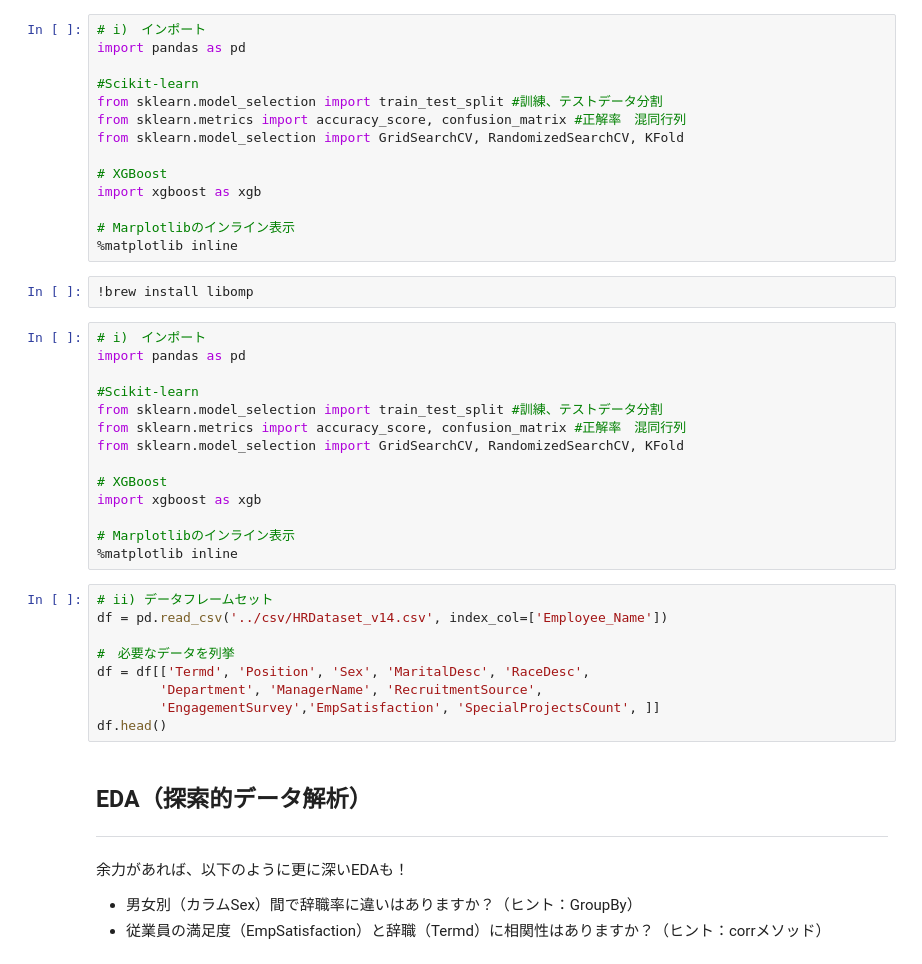
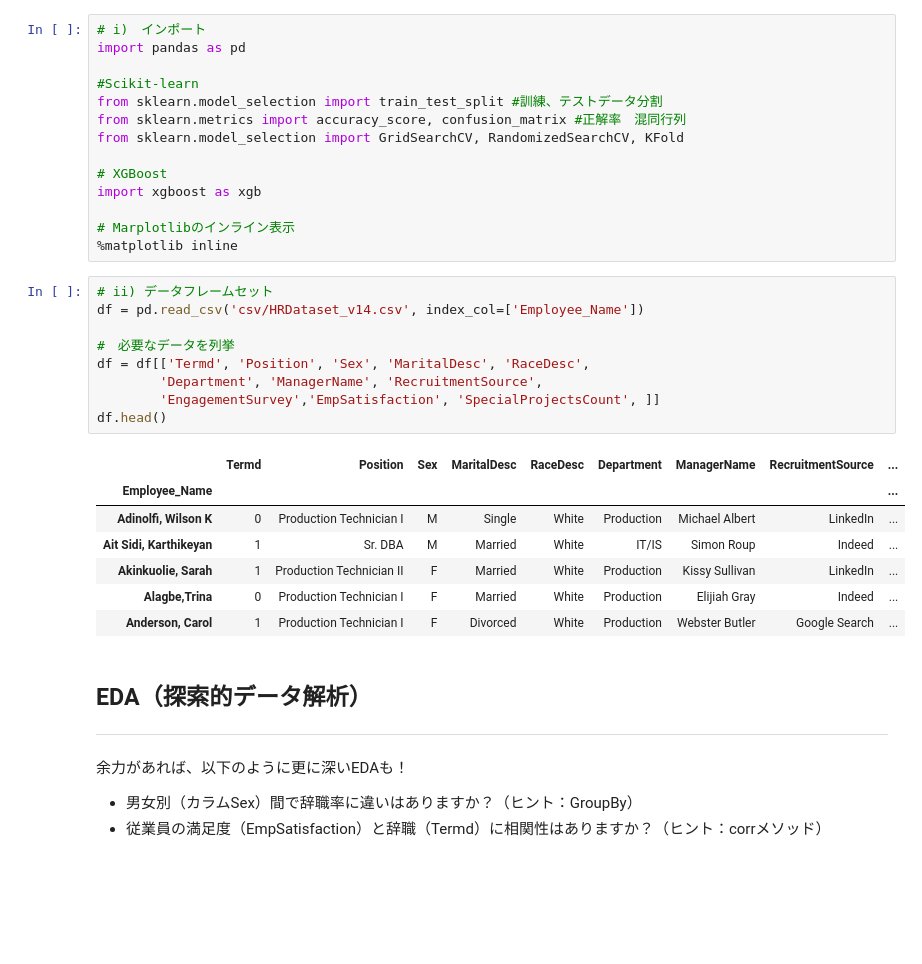
Before and after one commit to GitHiru/ml_academic, a Jupyter notebook: various_learning/cdx/cdx_scikit_learn.ipynb, the cells around one changed output. Saved outputs shown, nothing was run; the diff lists cells and outputs as text; blank space fills up the shorter version.

```diff
--- a/various_learning/cdx/cdx_scikit_learn.ipynb
+++ b/various_learning/cdx/cdx_scikit_learn.ipynb
@@ -384,31 +502,23 @@ import xgboost as xgb
 
 # Marplotlibのインライン表示
 %matplotlib inline
-# %%
-!brew install libomp
-# %%
-# i)　インポート
-import pandas as pd
-
-#Scikit-learn
-from sklearn.model_selection import train_test_split #訓練、テストデータ分割
-from sklearn.metrics import accuracy_score, confusion_matrix #正解率　混同行列
-from sklearn.model_selection import GridSearchCV, RandomizedSearchCV, KFold
-
-# XGBoost
-import xgboost as xgb
-
-# Marplotlibのインライン表示
-%matplotlib inline
 # %%
 # ii) データフレームセット
-df = pd.read_csv('../csv/HRDataset_v14.csv', index_col=['Employee_Name'])
+df = pd.read_csv('csv/HRDataset_v14.csv', index_col=['Employee_Name'])
 
 #　必要なデータを列挙
 df = df[['Termd', 'Position', 'Sex', 'MaritalDesc', 'RaceDesc',
         'Department', 'ManagerName', 'RecruitmentSource',
         'EngagementSurvey','EmpSatisfaction', 'SpecialProjectsCount', ]]
 df.head()
+# %% [output]
+|  | Termd | Position | Sex | MaritalDesc | RaceDesc | Department | ManagerName | RecruitmentSource | ... |
+| Employee_Name |  |  |  |  |  |  |  |  | ... |
+| Adinolfi, Wilson K | 0 | Production Technician I | M | Single | White | Production | Michael Albert | LinkedIn | ... |
+| Ait Sidi, Karthikeyan | 1 | Sr. DBA | M | Married | White | IT/IS | Simon Roup | Indeed | ... |
+| Akinkuolie, Sarah | 1 | Production Technician II | F | Married | White | Production | Kissy Sullivan | LinkedIn | ... |
+| Alagbe,Trina | 0 | Production Technician I | F | Married | White | Production | Elijiah Gray | Indeed | ... |
+| Anderson, Carol | 1 | Production Technician I | F | Divorced | White | Production | Webster Butler | Google Search | ... |
 # %% [markdown]
 ## EDA（探索的データ解析）
 
```
Also changed, not shown: parts of 56 cells of this notebook.
